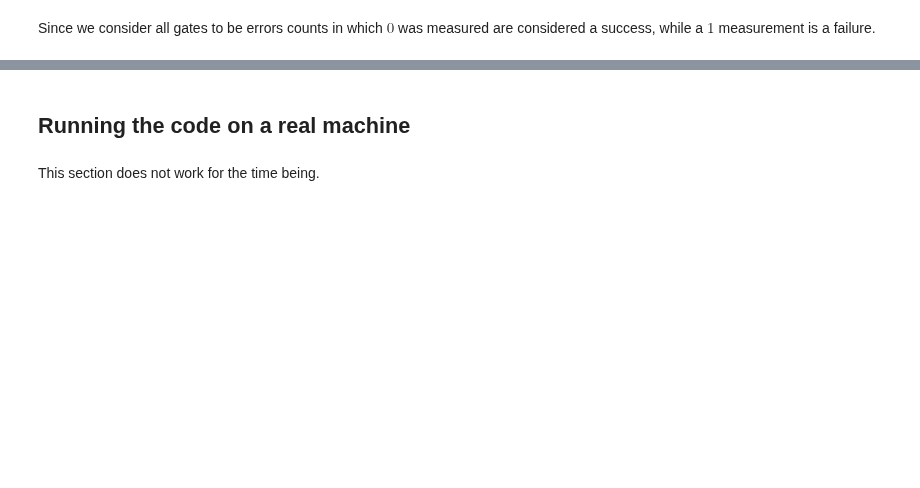
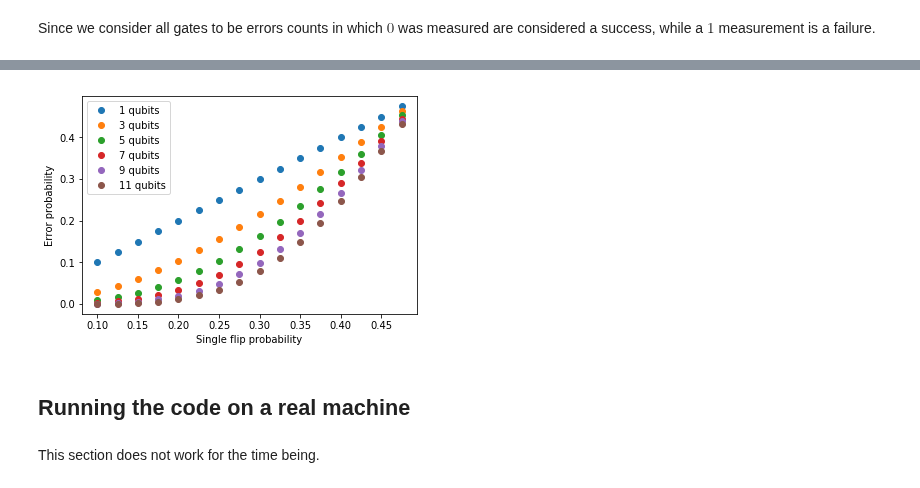
Before and after one commit to bguttel/Quantum-Computing--UGA, a Jupyter notebook: RepetitionCode_Barkay.ipynb, the cells around one changed output, grey strips where cells are left out. Cells and saved outputs as stored; diff of their text form; code cells hidden in the pictures; blank space fills up the shorter version.

```diff
--- a/RepetitionCode_Barkay.ipynb
+++ b/RepetitionCode_Barkay.ipynb
@@ -127,3 +137,28 @@ Since we consider all gates to be errors counts in which $0$ was measured are co
+# %%
+def p_error(p_flip, num_qubits):
+    p_error = 0
+    for n in range (int((num_qubits+1)/2), num_qubits+1):
+        p_error += scipy.special.binom(num_qubits, n) * p_flip**n * (1-p_flip)**(num_qubits-n)
+    return p_error
+
+nums_qubits = np.arange(1,13,2)
+# nums_qubits = np.arange(1,5,2)
+ps_flip = np.arange(0.1, 0.5, 0.025)
+prob_error = np.zeros((len(nums_qubits) ,len(ps_flip)), dtype = float)
+
+for i,num_qubits in enumerate(nums_qubits):
+    for j,p_flip in enumerate(ps_flip):
+        prob_error[i,j] = p_error(p_flip, num_qubits)
+
+for i in range(len(nums_qubits)):
+    plt.plot(ps_flip, prob_error[i,:], 'o', label='%i qubits' %nums_qubits[i], )
+
+plt.xlabel(r'Single flip probability')
+plt.ylabel(r'Error probability')
+plt.legend()
+plt.show()
+# %% [output]
+[figure, added]
 # %% [markdown]
 ## Running the code on a real machine
 # %% [markdown]
```
Also changed, not shown: parts of 6 cells of this notebook.
